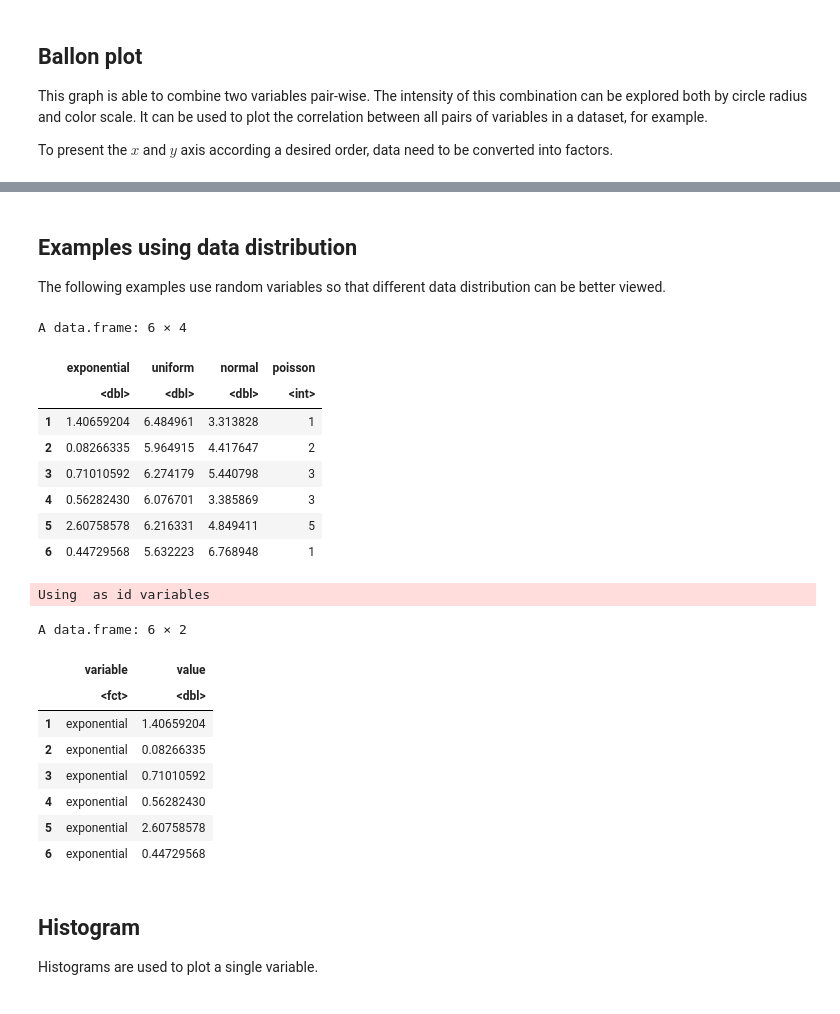
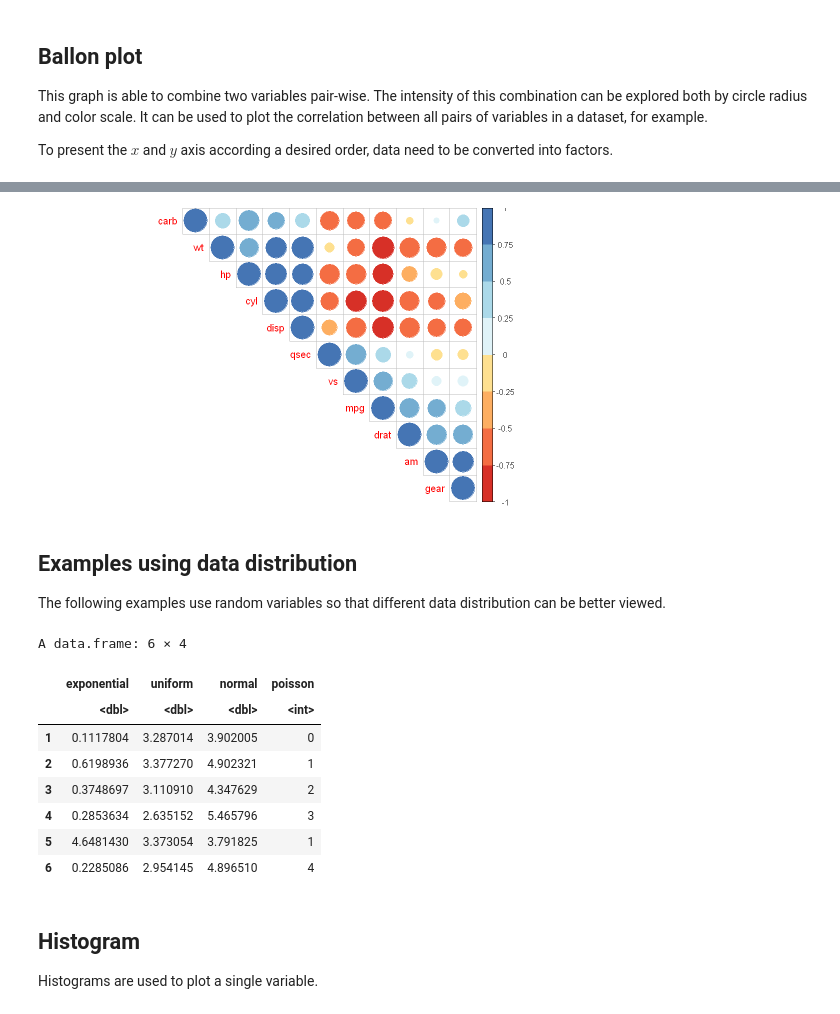
Before and after one commit to eogasawara/mylibrary, a Jupyter notebook: Graphic.ipynb, the cells around one changed output, grey strips where cells are left out. Saved outputs shown, nothing was run; the diff lists cells and outputs as text; code cells hidden in the pictures.

```diff
--- a/Graphic.ipynb
+++ b/Graphic.ipynb
@@ -316,34 +300,26 @@ plot(grf)
+# %%
+  plot.correlation(mtcars)
+# %% [output]
+[figure, added]
 # %% [markdown]
 ## Examples using data distribution
 The following examples use random variables so that different data distribution can be better viewed.
 # %%
 stdata <- data.frame(exponential = rexp(100000, rate = 1),
-                     uniform = runif(100000, min = 5.5, max = 6.5),
+                     uniform = runif(100000, min = 2.5, max = 3.5),
                      normal = rnorm(100000, mean=5),
                      poisson = rpois(100000, lambda = 2))
 head(stdata)
-stdata <- melt(stdata[,c('exponential', 'uniform', 'normal', 'poisson')])
-head(stdata)
 # %% [output]
 A data.frame: 6 × 4
 |  | exponential | uniform | normal | poisson |
 |  | <dbl> | <dbl> | <dbl> | <int> |
-| 1 | 1.40659204 | 6.484961 | 3.313828 | 1 |
-| 2 | 0.08266335 | 5.964915 | 4.417647 | 2 |
-| 3 | 0.71010592 | 6.274179 | 5.440798 | 3 |
-| 4 | 0.56282430 | 6.076701 | 3.385869 | 3 |
-| 5 | 2.60758578 | 6.216331 | 4.849411 | 5 |
-| 6 | 0.44729568 | 5.632223 | 6.768948 | 1 |
+| 1 | 0.1117804 | 3.287014 | 3.902005 | 0 |
+| 2 | 0.6198936 | 3.377270 | 4.902321 | 1 |
+| 3 | 0.3748697 | 3.110910 | 4.347629 | 2 |
+| 4 | 0.2853634 | 2.635152 | 5.465796 | 3 |
+| 5 | 4.6481430 | 3.373054 | 3.791825 | 1 |
+| 6 | 0.2285086 | 2.954145 | 4.896510 | 4 |
-Using  as id variables
-A data.frame: 6 × 2
-|  | variable | value |
-|  | <fct> | <dbl> |
-| 1 | exponential | 1.40659204 |
-| 2 | exponential | 0.08266335 |
-| 3 | exponential | 0.71010592 |
-| 4 | exponential | 0.56282430 |
-| 5 | exponential | 2.60758578 |
-| 6 | exponential | 0.44729568 |
 # %% [markdown]
 ## Histogram
 Histograms are used to plot a single variable.
```
Also changed, not shown: parts of 20 cells of this notebook, 2 other files.
